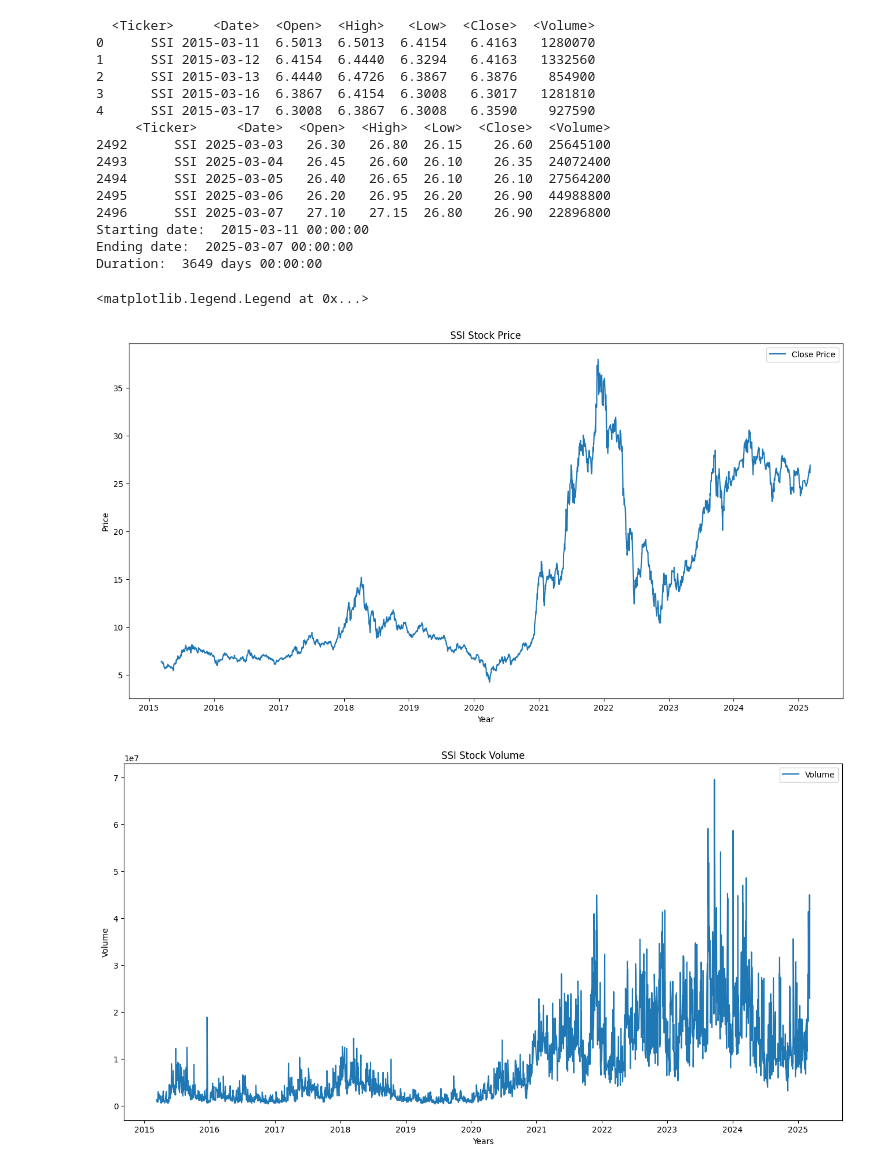
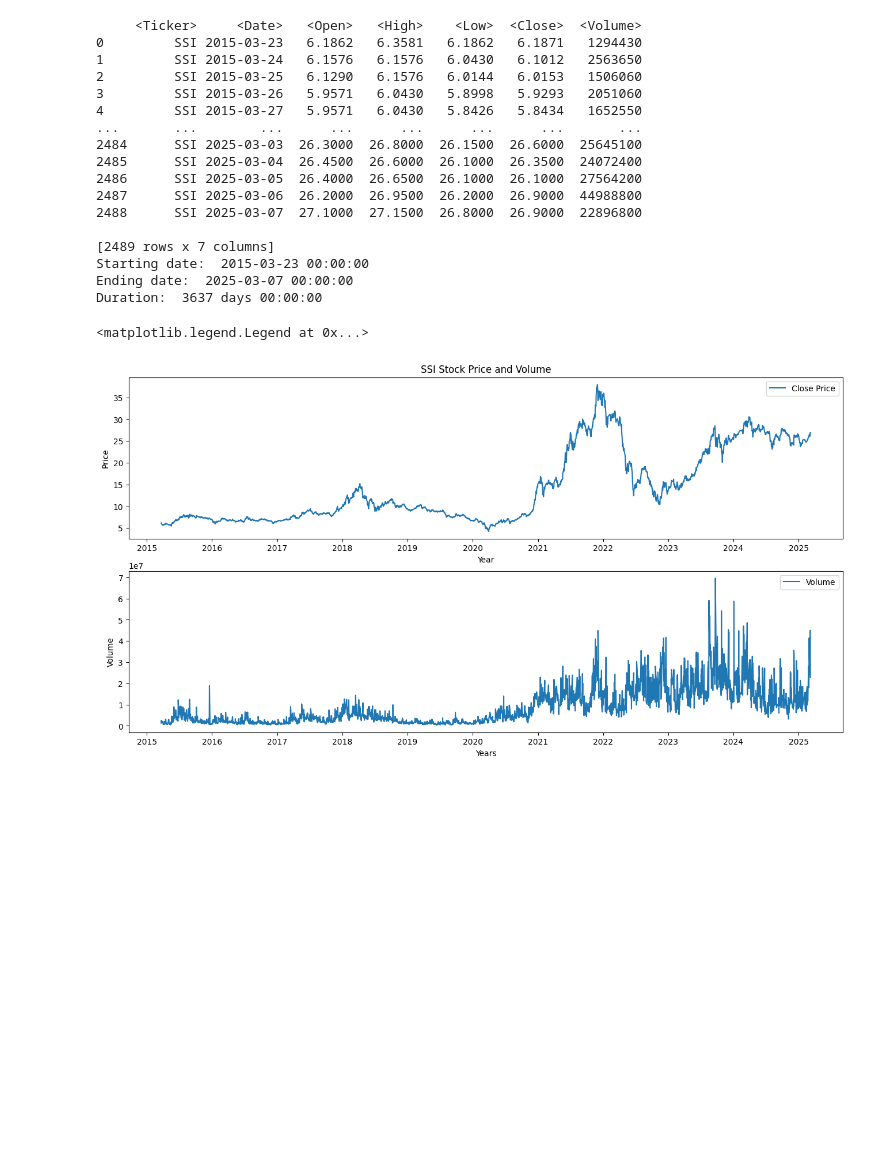
Before and after one commit to merryannequinn/Algorithmic-Trading, a Jupyter notebook: lstm-model-prediction.ipynb, the cells around one changed output. Saved outputs shown, nothing was run; the diff lists cells and outputs as text; code cells hidden in the pictures; blank space fills up the shorter version.

```diff
--- a/lstm-model-prediction.ipynb
+++ b/lstm-model-prediction.ipynb
@@ -23,47 +25,49 @@ df = data[(data['<Ticker>']=='SSI') & (data['<Date>'] >= end_date) & (data['<Dat
 df = df.iloc[::-1]
 df = df.reset_index(drop = True, inplace = False)
 
-print(df.head())
-print(df.tail())
+print(df)
 
 #Get the duration of data set
 print("Starting date: ", df.iloc[0]['<Date>'])
 print("Ending date: ", df.iloc[-1]['<Date>'])
 print("Duration: ", df.iloc[-1]['<Date>'] - df.iloc[0]['<Date>'])
 # %% [output]
-  <Ticker>     <Date>  <Open>  <High>   <Low>  <Close>  <Volume>
-0      SSI 2015-03-11  6.5013  6.5013  6.4154   6.4163   1280070
-1      SSI 2015-03-12  6.4154  6.4440  6.3294   6.4163   1332560
-2      SSI 2015-03-13  6.4440  6.4726  6.3867   6.3876    854900
-3      SSI 2015-03-16  6.3867  6.4154  6.3008   6.3017   1281810
-4      SSI 2015-03-17  6.3008  6.3867  6.3008   6.3590    927590
-     <Ticker>     <Date>  <Open>  <High>  <Low>  <Close>  <Volume>
-2492      SSI 2025-03-03   26.30   26.80  26.15    26.60  25645100
-2493      SSI 2025-03-04   26.45   26.60  26.10    26.35  24072400
-2494      SSI 2025-03-05   26.40   26.65  26.10    26.10  27564200
-2495      SSI 2025-03-06   26.20   26.95  26.20    26.90  44988800
-2496      SSI 2025-03-07   27.10   27.15  26.80    26.90  22896800
-Starting date:  2015-03-11 00:00:00
+     <Ticker>     <Date>   <Open>   <High>    <Low>  <Close>  <Volume>
+0         SSI 2015-03-23   6.1862   6.3581   6.1862   6.1871   1294430
+1         SSI 2015-03-24   6.1576   6.1576   6.0430   6.1012   2563650
+2         SSI 2015-03-25   6.1290   6.1576   6.0144   6.0153   1506060
+3         SSI 2015-03-26   5.9571   6.0430   5.8998   5.9293   2051060
+4         SSI 2015-03-27   5.9571   6.0430   5.8426   5.8434   1652550
+...       ...        ...      ...      ...      ...      ...       ...
+2484      SSI 2025-03-03  26.3000  26.8000  26.1500  26.6000  25645100
+2485      SSI 2025-03-04  26.4500  26.6000  26.1000  26.3500  24072400
+2486      SSI 2025-03-05  26.4000  26.6500  26.1000  26.1000  27564200
+2487      SSI 2025-03-06  26.2000  26.9500  26.2000  26.9000  44988800
+2488      SSI 2025-03-07  27.1000  27.1500  26.8000  26.9000  22896800
+
+[2489 rows x 7 columns]
+Starting date:  2015-03-23 00:00:00
 Ending date:  2025-03-07 00:00:00
-Duration:  3649 days 00:00:00
+Duration:  3637 days 00:00:00
 # %%
-# Plot Stock Price
+#Plot Stock Price and Volume
 plt.figure(figsize=(16,8))
+
+# Stock Price Subplot
+plt.subplot(2,1,1)
 plt.plot(df['<Date>'], df['<Close>'], label='Close Price')
-plt.title('SSI Stock Price')
+plt.title('SSI Stock Price and Volume')
 plt.xlabel('Year')
 plt.ylabel('Price')
 plt.legend()
 
-# Plot Stock Volume
-plt.figure(figsize=(16,8))
+# Stock Volume Subplot
+plt.subplot(2,1,2)
 plt.plot(df['<Date>'], df['<Volume>'], label='Volume')
-plt.title('SSI Stock Volume')
 plt.xlabel('Years')
 plt.ylabel('Volume')
 plt.legend()
 # %% [output]
 <matplotlib.legend.Legend at 0x...>
-[figure, old version]
+[figure, new version]
-[figure, removed]
 # %%
```
Also changed, not shown: parts of 6 cells of this notebook.
